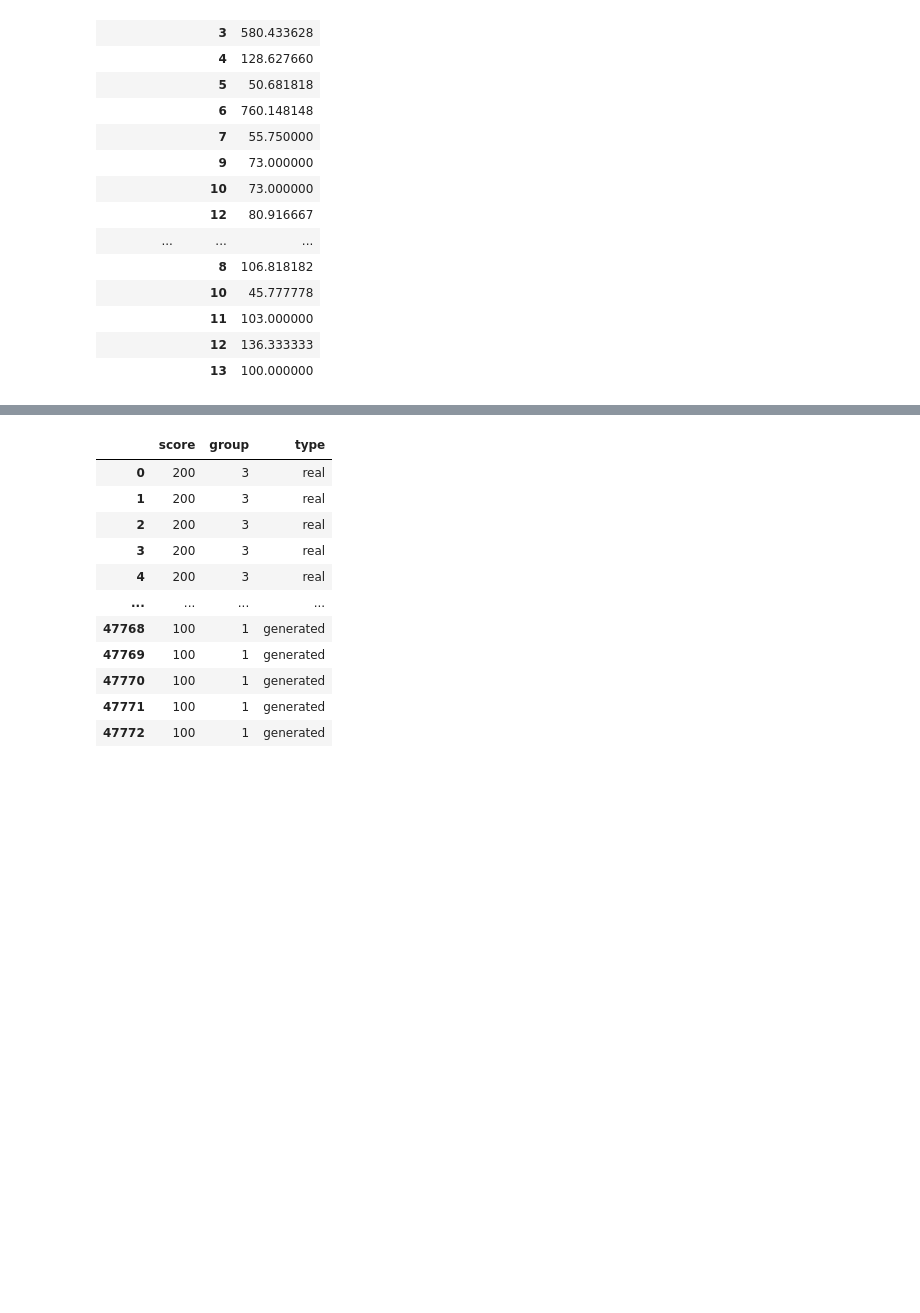
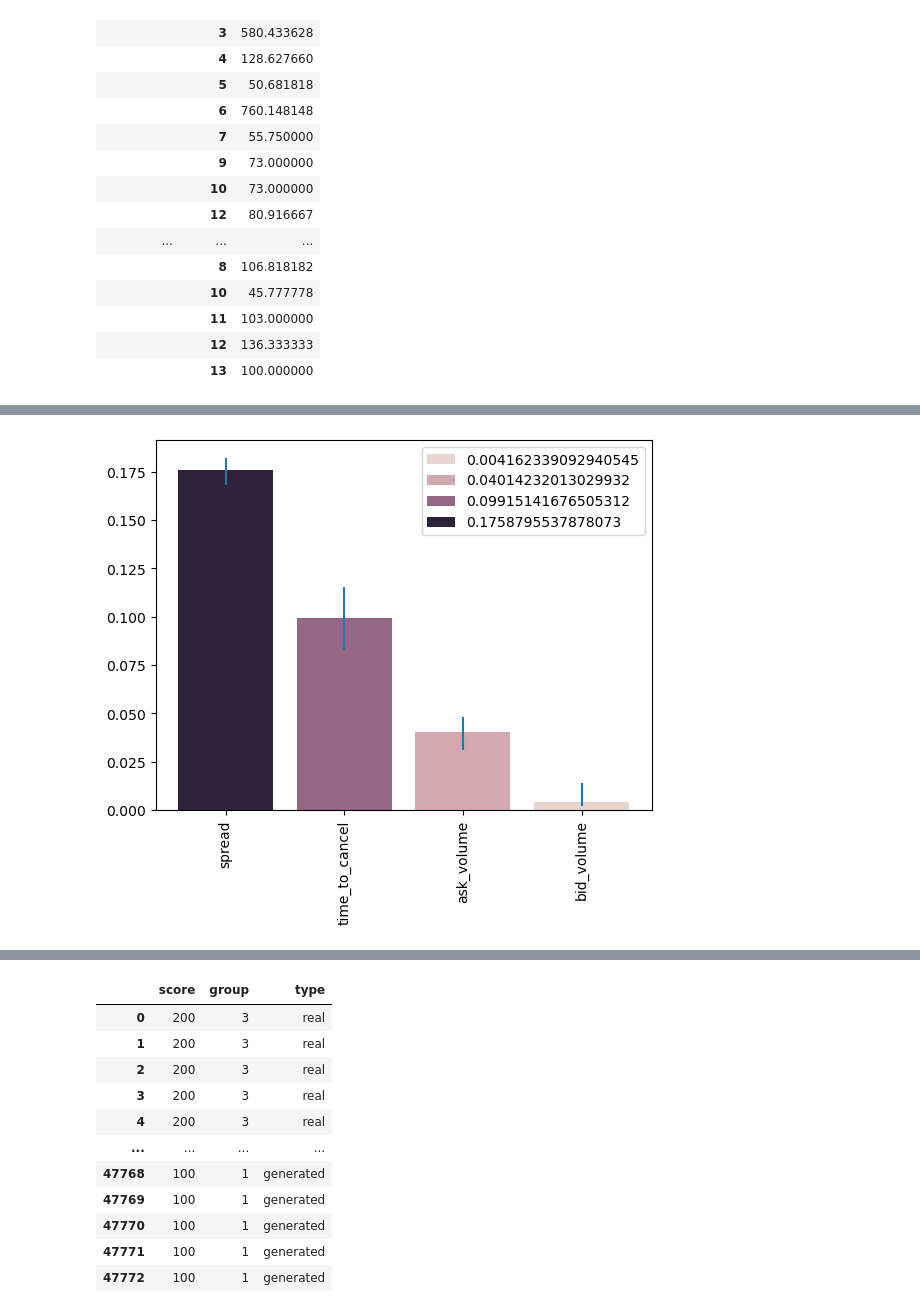
Before and after one commit to peernagy/lob_bench, a Jupyter notebook: benchmark.ipynb, the cells around one changed output, grey strips where cells are left out. Drawn from its saved outputs; the diff is of its cells as text; code cells hidden in the pictures; blank space fills up the shorter version.

```diff
--- a/benchmark.ipynb
+++ b/benchmark.ipynb
@@ -243,0 +299,24 @@ _ = plt.xticks(rotation=90)
+# %%
+import matplotlib.pyplot as plt
+import seaborn as sns
+
+labels = list(scores.keys())
+# pal = sns.color_palette("rocket", len(scores))
+l1s = np.array([s[0]for s in scores.values()])
+cis = np.array([s[1]for s in scores.values()]).T
+
+# rank = y.argsort().argsort()
+b = sns.barplot(
+    x=labels,
+    y=l1s,
+    hue=l1s,
+    # palette=np.array(pal[::-1])[rank]
+)
+plt.errorbar( # ([0.01]*len(labels), [0.03]*len(labels))
+    x=labels, y=cis.mean(axis=0), yerr=np.diff(cis, axis=0)/2, fmt='none')
+_ = plt.xticks(rotation=90)
+
+# save fig as png
+plt.savefig('images/bar_plot_comparison.png')
+# %% [output]
+[figure, added]
```
Also changed, not shown: parts of 26 cells of this notebook, 4 other files.
